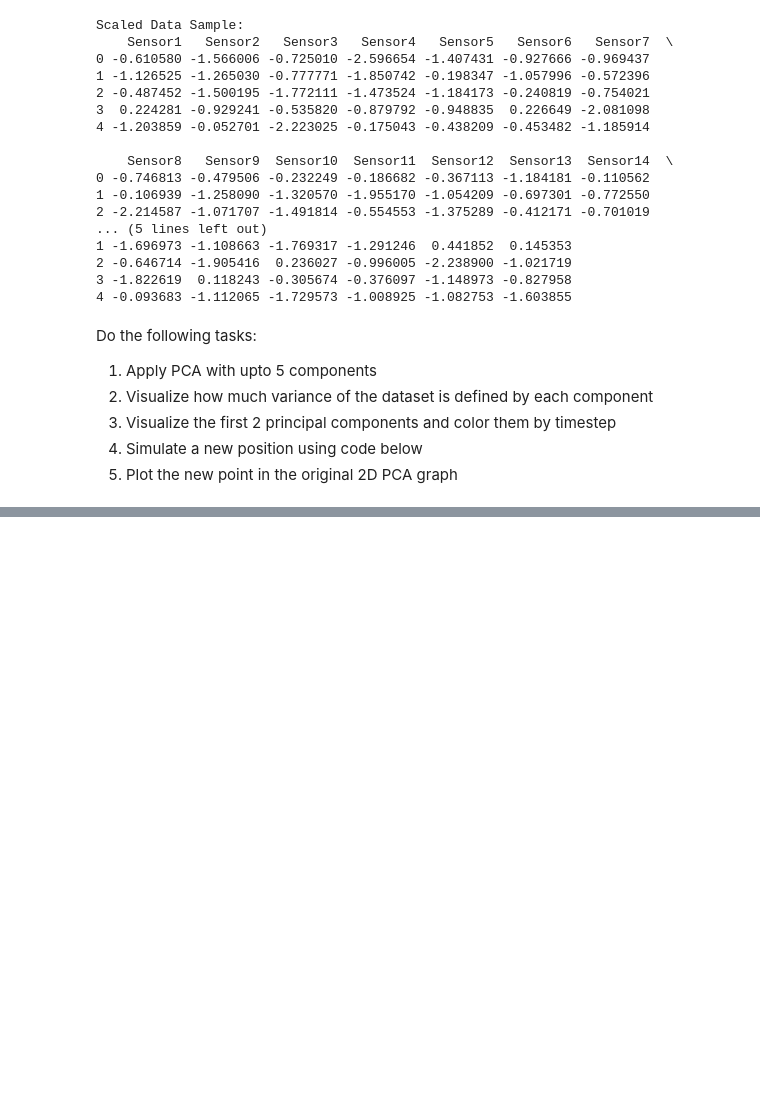
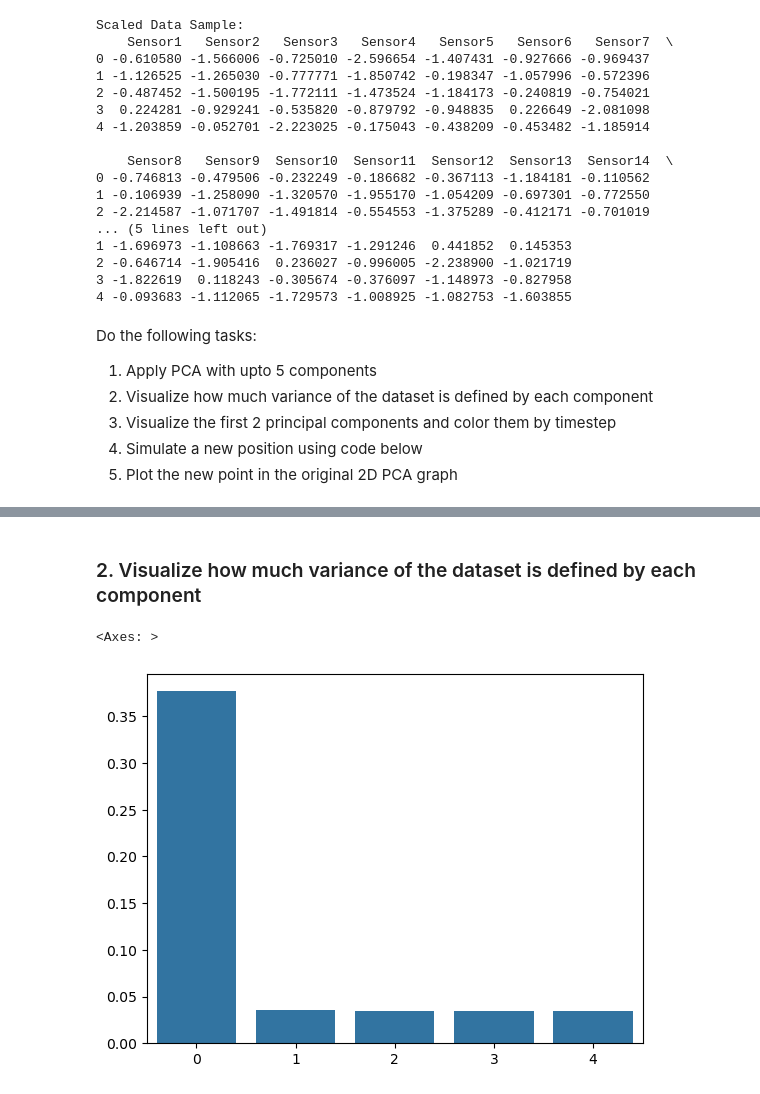
Before and after one commit to jeff0167/Data_And_Things, a Jupyter notebook: pdm_task.ipynb, the cells around one changed output, grey strips where cells are left out. Saved outputs shown, nothing was run; the diff lists cells and outputs as text; code cells hidden in the pictures; blank space fills up the shorter version.

```diff
--- a/pdm_task.ipynb
+++ b/pdm_task.ipynb
@@ -92,0 +108,7 @@ TypeError: _BasePCA.transform() missing 1 required positional argument: 'X'
+# %%
+pca = PCA(n_components=5)
+
+principalComponents = pca.fit_transform(scaled_data)
+
+principalDf = pd.DataFrame(data = principalComponents
+             , columns = ['pca 1', 'pca 2', 'pca 3', 'pca 4', 'pc 5'])
@@ -92,0 +127,7 @@ TypeError: _BasePCA.transform() missing 1 required positional argument: 'X'
+# %% [markdown]
+### 2. Visualize how much variance of the dataset is defined by each component
+# %%
+sns.barplot(pca.explained_variance_ratio_) # add scatterplot
+# %% [output]
+<Axes: >
+[figure, added]
```
Also changed, not shown: parts of 12 cells of this notebook.
